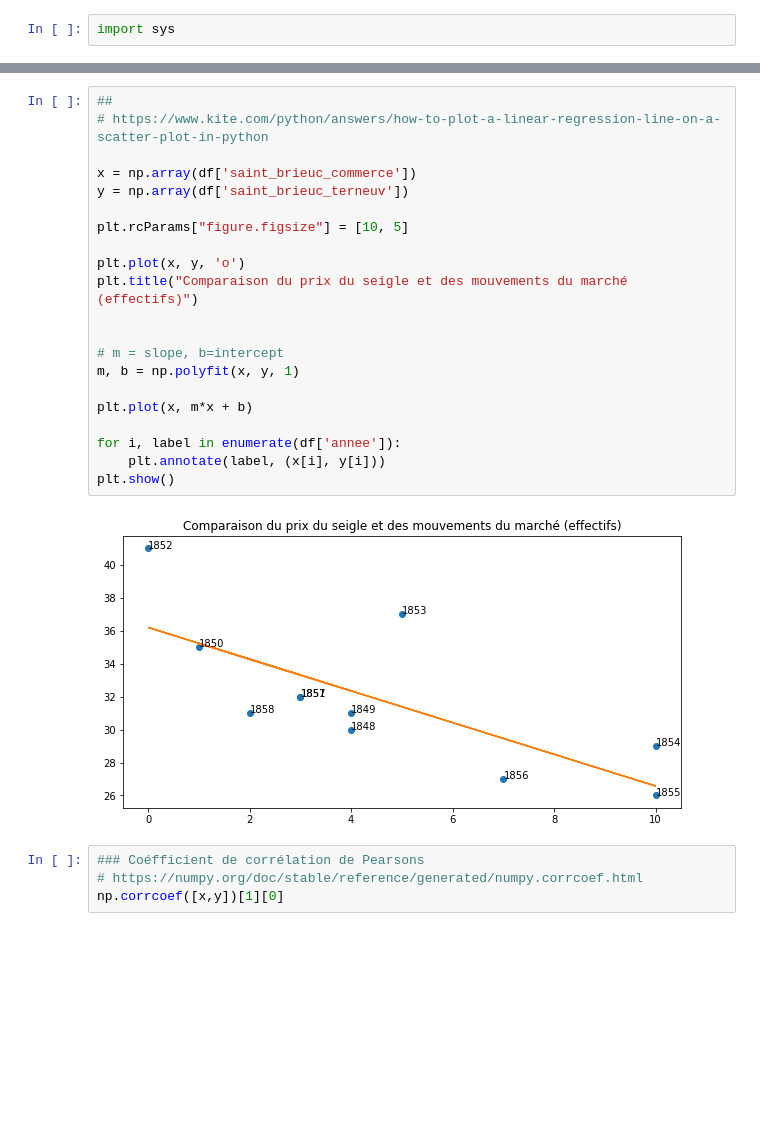
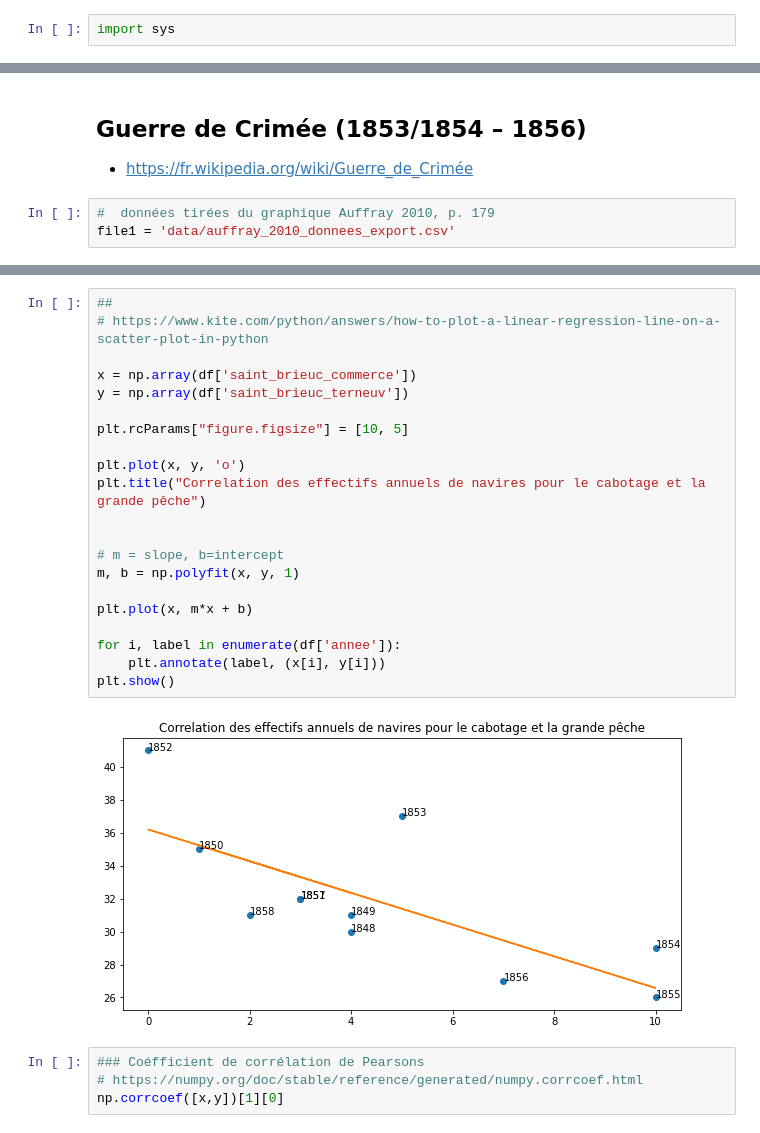
Before and after one commit to Sciences-historiques-numeriques/dossier_grande_peche_commerce_atlantique, a Jupyter notebook: saint_brieuc_peche_cabotage.ipynb, the cells around one changed output, grey strips where cells are left out. Drawn from its saved outputs; the diff is of its cells as text; blank space fills up the shorter version.

```diff
--- a/saint_brieuc_peche_cabotage.ipynb
+++ b/saint_brieuc_peche_cabotage.ipynb
@@ -31,3 +52,10 @@ file1 = 'data/auffray_2010_donnees_export.csv'
+# %% [markdown]
+## Guerre de Crimée (1853/1854 – 1856)
+
+*  https://fr.wikipedia.org/wiki/Guerre_de_Crimée
+# %%
+#  données tirées du graphique Auffray 2010, p. 179
+file1 = 'data/auffray_2010_donnees_export.csv'
 # %%
 data1 = pd.read_csv(file1, sep='|')
 data1.head()
@@ -57,26 +85,26 @@ df
 # %%
 ##
 # https://www.kite.com/python/answers/how-to-plot-a-linear-regression-line-on-a-scatter-plot-in-python
 
 x = np.array(df['saint_brieuc_commerce'])
 y = np.array(df['saint_brieuc_terneuv'])
 
 plt.rcParams["figure.figsize"] = [10, 5]
 
 plt.plot(x, y, 'o')
-plt.title("Comparaison du prix du seigle et des mouvements du marché (effectifs)")
+plt.title("Correlation des effectifs annuels de navires pour le cabotage et la grande pêche")
 
 
 # m = slope, b=intercept
 m, b = np.polyfit(x, y, 1)
 
 plt.plot(x, m*x + b)
 
 for i, label in enumerate(df['annee']):
     plt.annotate(label, (x[i], y[i]))
 plt.show()
 # %% [output]
-[figure, old version]
+[figure, new version]
 # %%
 ### Coéfficient de corrélation de Pearsons
 # https://numpy.org/doc/stable/reference/generated/numpy.corrcoef.html
```
Also changed, not shown: parts of 33 cells of this notebook, 4 other files.
